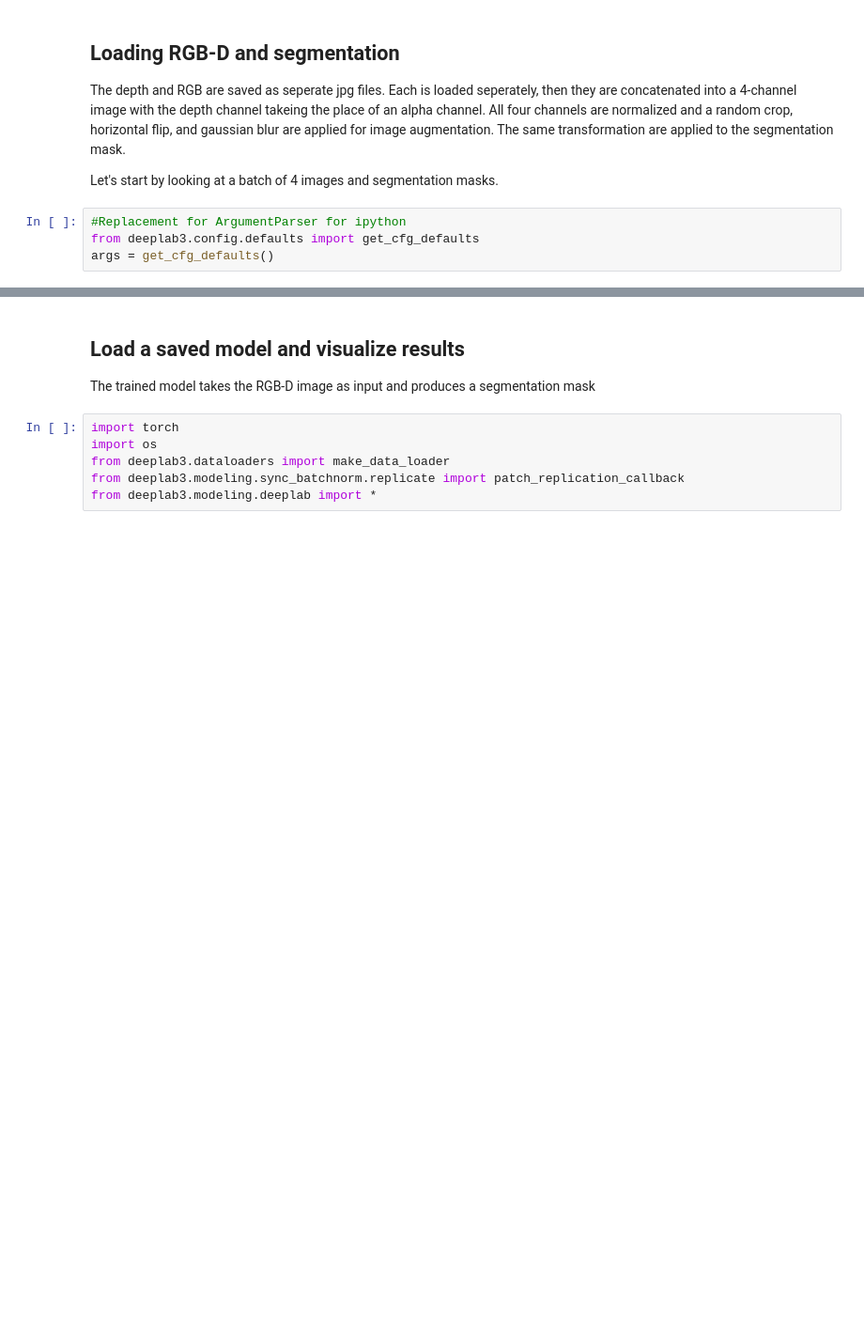
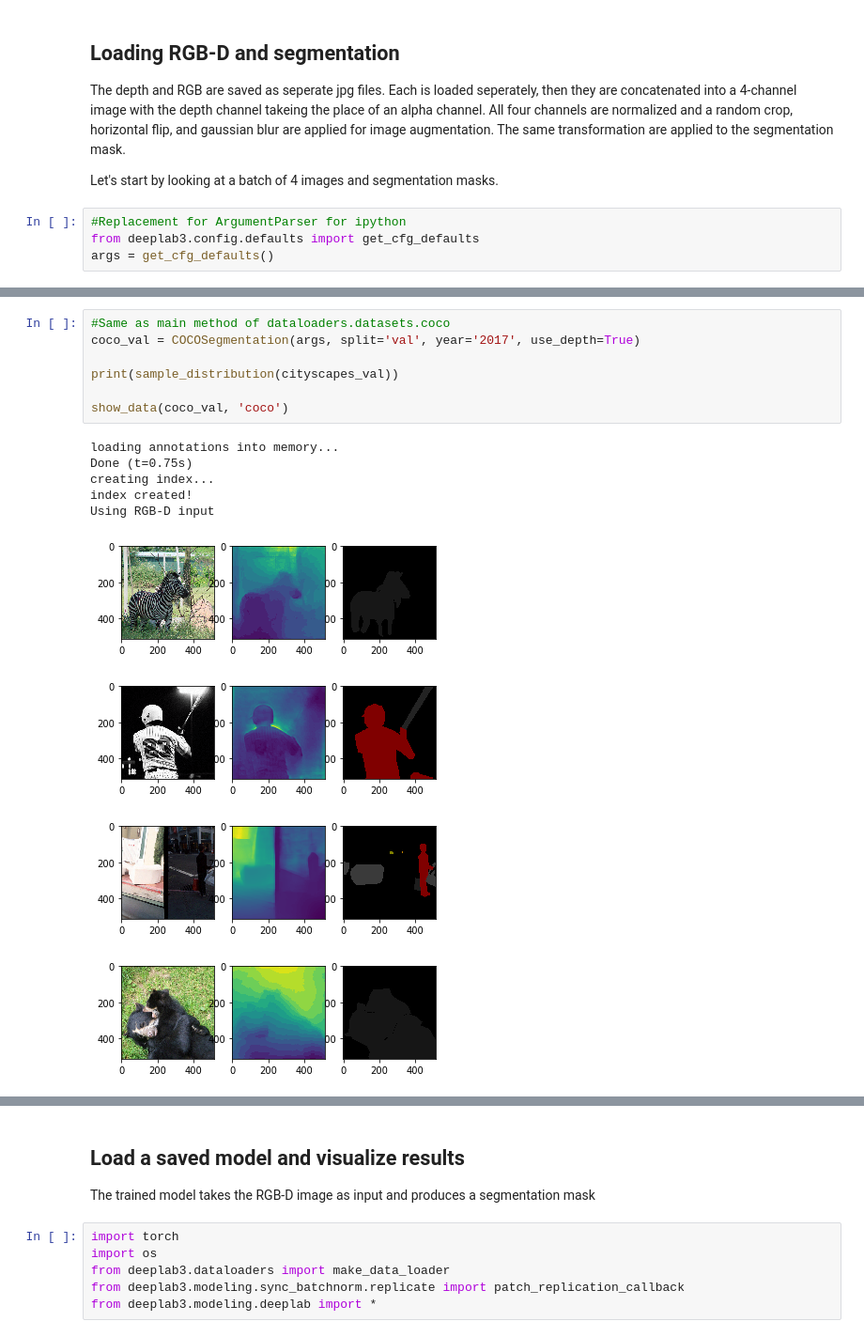
Before and after one commit to crmauceri/pytorch-deeplab-xception, a Jupyter notebook: COCO_Data_Browser.ipynb, the cells around one changed output, grey strips where cells are left out. Shown at 94% size. Saved outputs shown, nothing was run; the diff lists cells and outputs as text; blank space fills up the shorter version.

```diff
--- a/COCO_Data_Browser.ipynb
+++ b/COCO_Data_Browser.ipynb
@@ -62,0 +50,17 @@ Found number of qualified images:  4900
+# %%
+#Same as main method of dataloaders.datasets.coco
+coco_val = COCOSegmentation(args, split='val', year='2017', use_depth=True)
+
+print(sample_distribution(cityscapes_val))
+
+show_data(coco_val, 'coco')
+# %% [output]
+loading annotations into memory...
+Done (t=0.75s)
+creating index...
+index created!
+Using RGB-D input
+[figure, added]
+[figure, added]
+[figure, added]
+[figure, added]
```
Also changed, not shown: parts of 7 cells of this notebook, 1 other file.
